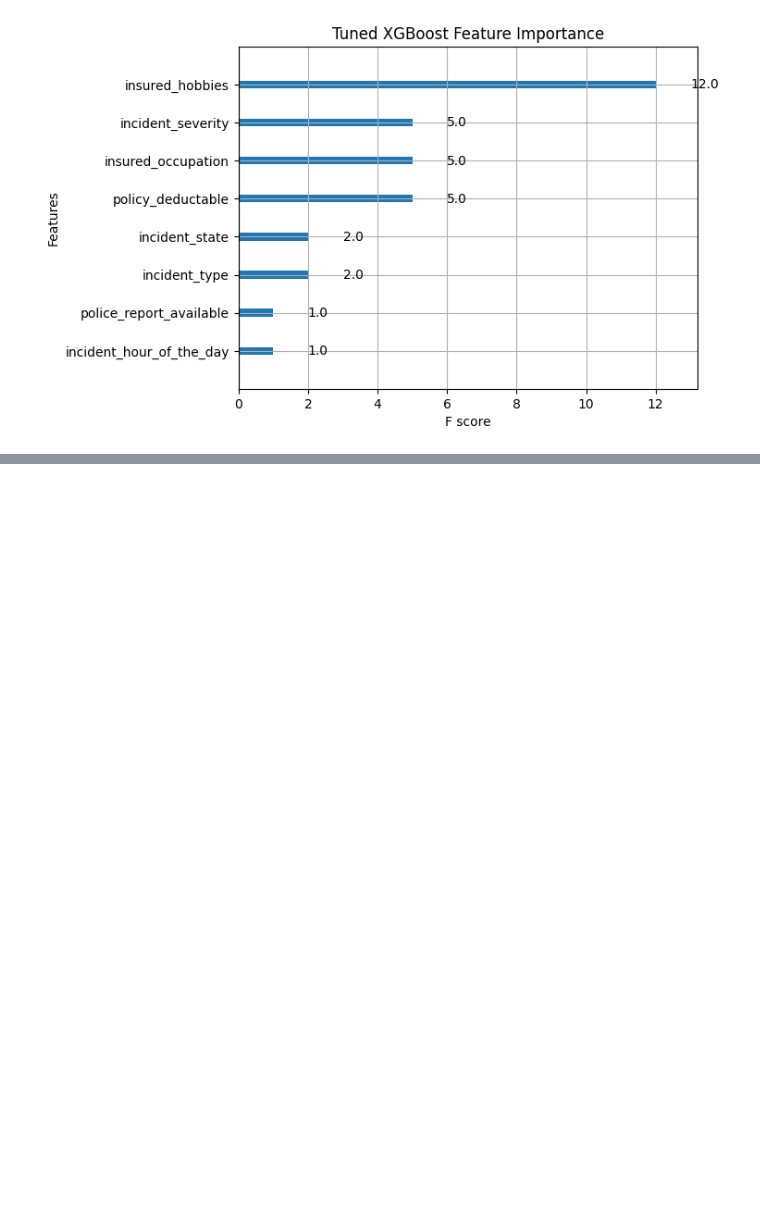
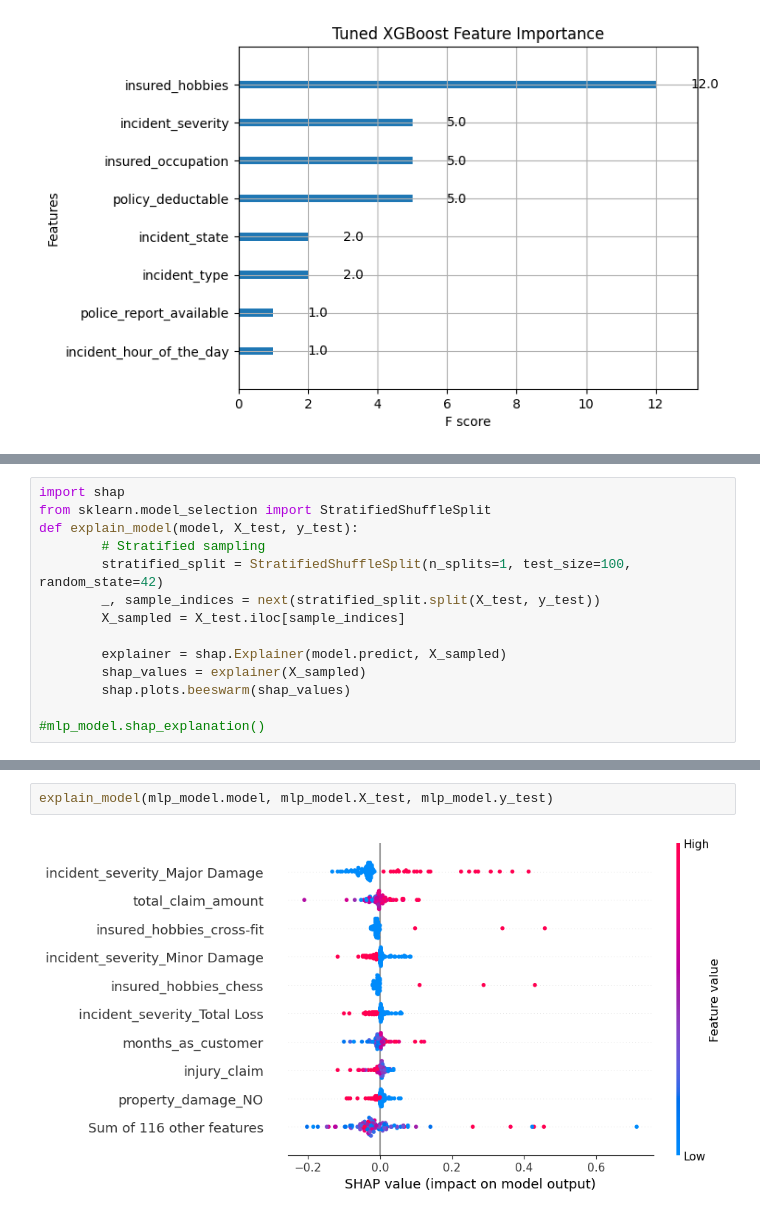
Before and after one commit to kevinchs0808/DSA4263-Project, a Jupyter notebook: main.ipynb, the cells around one changed output, grey strips where cells are left out. Saved outputs shown, nothing was run; the diff lists cells and outputs as text; blank space fills up the shorter version.

```diff
--- a/main.ipynb
+++ b/main.ipynb
@@ -388,0 +491,14 @@ xgb.plot_importance(xgb_model.model, title="Tuned XGBoost Feature Importance")
+# %%
+import shap
+from sklearn.model_selection import StratifiedShuffleSplit
+def explain_model(model, X_test, y_test):
+        # Stratified sampling
+        stratified_split = StratifiedShuffleSplit(n_splits=1, test_size=100, random_state=42)
+        _, sample_indices = next(stratified_split.split(X_test, y_test))
+        X_sampled = X_test.iloc[sample_indices]
+
+        explainer = shap.Explainer(model.predict, X_sampled)
+        shap_values = explainer(X_sampled)
+        shap.plots.beeswarm(shap_values)
+
+#mlp_model.shap_explanation()
@@ -388,0 +510,4 @@ xgb.plot_importance(xgb_model.model, title="Tuned XGBoost Feature Importance")
+# %%
+explain_model(mlp_model.model, mlp_model.X_test, mlp_model.y_test)
+# %% [output]
+[figure, added]
```
Also changed, not shown: parts of 20 cells of this notebook, 2 other files.
